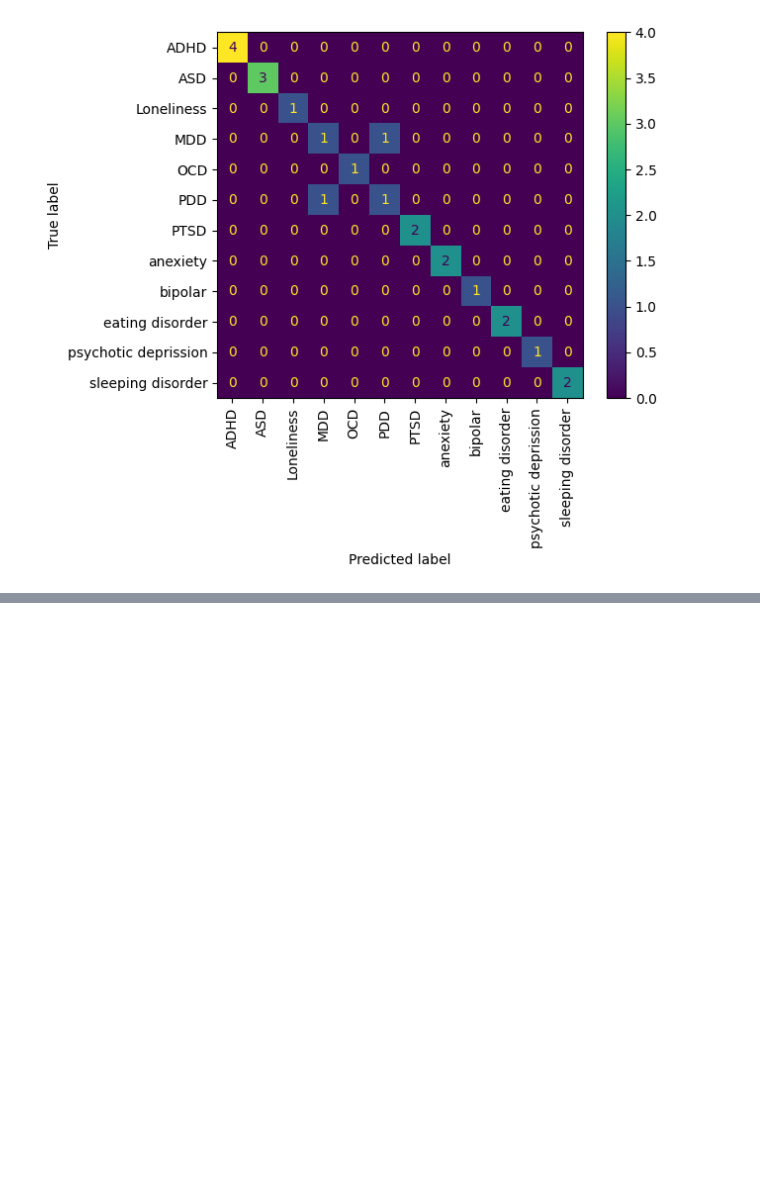
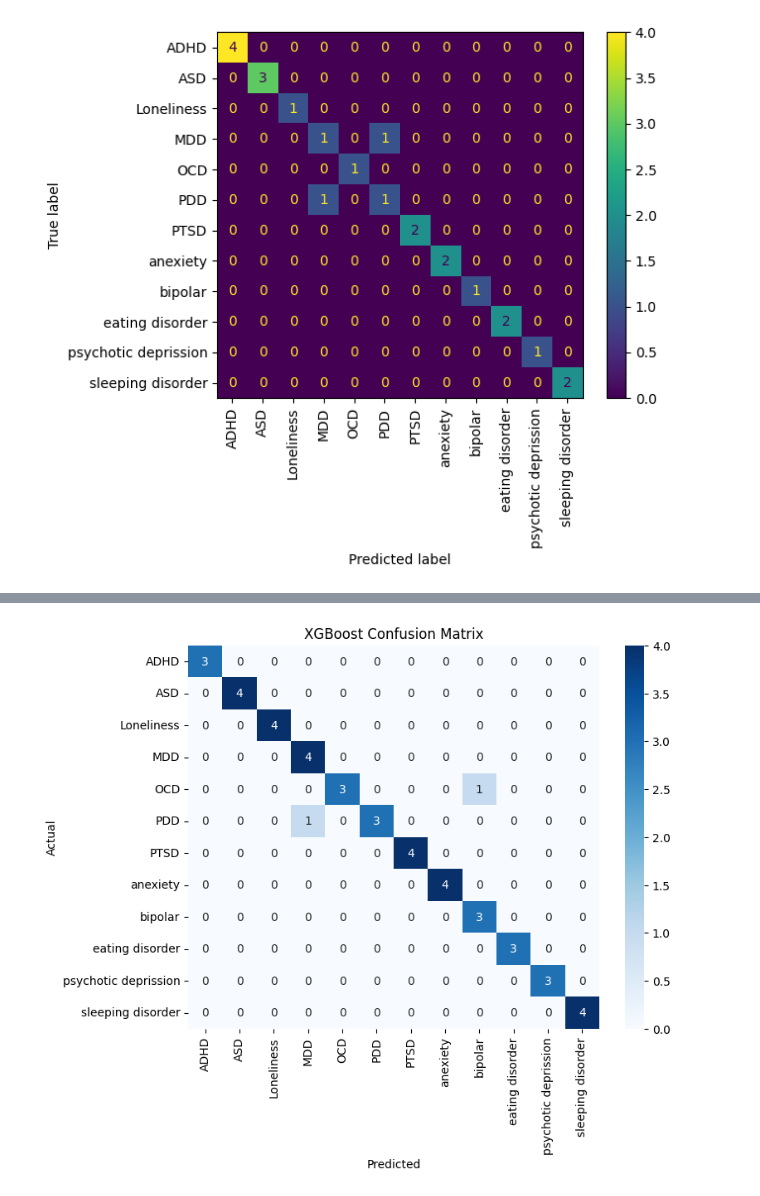
Before and after one commit to Sanarazaaa/Mental-Disorder-Classification-Using-Random-Forest, a Jupyter notebook: Mental_Disorder_Classification_Using_Random_Forest.ipynb, the cells around one changed output, grey strips where cells are left out. Drawn from its saved outputs; the diff is of its cells as text; code cells hidden in the pictures; blank space fills up the shorter version.

```diff
--- a/Mental_Disorder_Classification_Using_Random_Forest.ipynb
+++ b/Mental_Disorder_Classification_Using_Random_Forest.ipynb
@@ -196,0 +183,86 @@ Name: count, dtype: int64
+# %%
+from imblearn.over_sampling import SMOTE
+from sklearn.model_selection import train_test_split, cross_val_score, GridSearchCV
+from sklearn.metrics import accuracy_score, classification_report, confusion_matrix
+import matplotlib.pyplot as plt
+import seaborn as sns
+import pandas as pd
+import xgboost as xgb
+from sklearn.preprocessing import LabelEncoder # Import LabelEncoder
+
+
+# 1. Apply SMOTE
+smote = SMOTE(random_state=42, k_neighbors=4)
+X_resampled, y_resampled = smote.fit_resample(X, y)
+
+# 2. Encode target variable
+label_encoder = LabelEncoder()
+y_resampled_encoded = label_encoder.fit_transform(y_resampled) # Encode y_resampled
+
+# 3. Train-test split
+X_train, X_test, y_train_encoded, y_test_encoded = train_test_split( # Use encoded y
+    X_resampled, y_resampled_encoded, test_size=0.2, random_state=42, stratify=y_resampled_encoded # Stratify using encoded y
+)
+
+# 4. XGBoost model
+xgb_model = xgb.XGBClassifier(
+    objective="multi:softmax",  # for multi-class classification
+    num_class=len(set(y_resampled_encoded)),      # number of classes
+    eval_metric="mlogloss",
+    random_state=42,
+    use_label_encoder=False
+)
+
+# 5. Train
+xgb_model.fit(X_train, y_train_encoded) # Train with encoded y
+
+# 6. Predictions
+y_pred_encoded = xgb_model.predict(X_test) # Predict encoded labels
+y_pred = label_encoder.inverse_transform(y_pred_encoded) # Inverse transform to get original labels
+
+
+print("Test Accuracy:", accuracy_score(y_test_encoded, y_pred_encoded)) # Use encoded y_test for accuracy
+print("\nClassification Report:\n", classification_report(y_test_encoded, y_pred_encoded, target_names=label_encoder.classes_)) # Use encoded y_test and target_names from label_encoder for classification report
+
+# 7. Confusion Matrix
+cm = confusion_matrix(y_test_encoded, y_pred_encoded) # Use encoded y_test and y_pred for confusion matrix
+plt.figure(figsize=(8,6))
+sns.heatmap(cm, annot=True, fmt="d", cmap="Blues",
+            xticklabels=label_encoder.classes_, # Use label_encoder.classes_ for xticklabels
+            yticklabels=label_encoder.classes_) # Use label_encoder.classes_ for yticklabels
+plt.xlabel("Predicted")
+plt.ylabel("Actual")
+plt.title("XGBoost Confusion Matrix")
+plt.show()
+
+# 8. Cross-validation
+cv_scores = cross_val_score(xgb_model, X_resampled, y_resampled_encoded, cv=5) # Use encoded y_resampled for cross-validation
+print("Cross-validation mean accuracy:", cv_scores.mean())
+
+# 9. Feature importance
+importances = xgb_model.feature_importances_
+feature_importance = pd.Series(importances, index=X.columns).sort_values(ascending=False)
+print("\nTop 10 Important Features:\n", feature_importance.head(10))
+
+plt.figure(figsize=(8,5))
+feature_importance.head(10).plot(kind="barh", color="orange")
+plt.title("Top 10 Feature Importances - XGBoost")
+plt.gca().invert_yaxis()
+plt.show()
+
+# 10. Hyperparameter tuning (optional, can take time)
+param_grid = {
+    "n_estimators": [100, 200, 300],
+    "max_depth": [3, 5, 7],
+    "learning_rate": [0.01, 0.1, 0.2],
+    "subsample": [0.8, 1.0],
+    "colsample_bytree": [0.8, 1.0]
+}
+grid = GridSearchCV(
+    xgb.XGBClassifier(objective="multi:softmax", num_class=len(set(y_resampled_encoded)), eval_metric="mlogloss", use_label_encoder=False), # Use encoded y_resampled
+    param_grid, cv=5, scoring="accuracy", n_jobs=-1
+)
+grid.fit(X_resampled, y_resampled_encoded) # Fit with encoded y_resampled
+print("\nBest Hyperparameters:", grid.best_params_)
+print("Best CV Score:", grid.best_score_)
+# %% [output]
@@ -196,0 +289 @@ Name: count, dtype: int64
+[figure, added]
```
Also changed, not shown: parts of 3 cells of this notebook.
